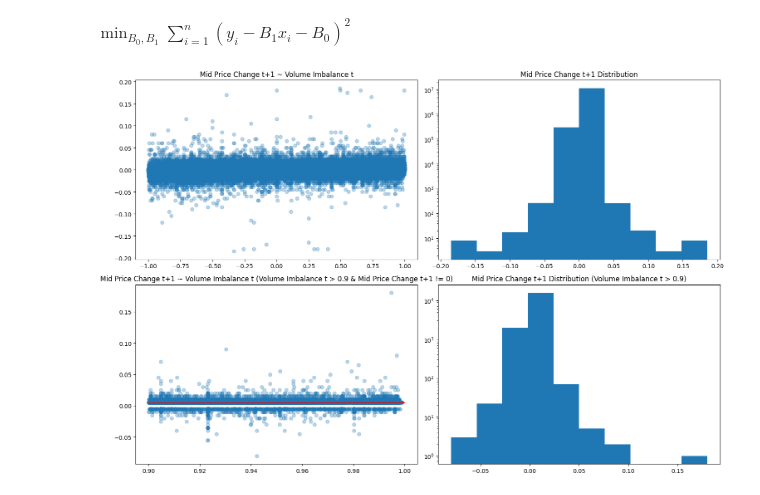
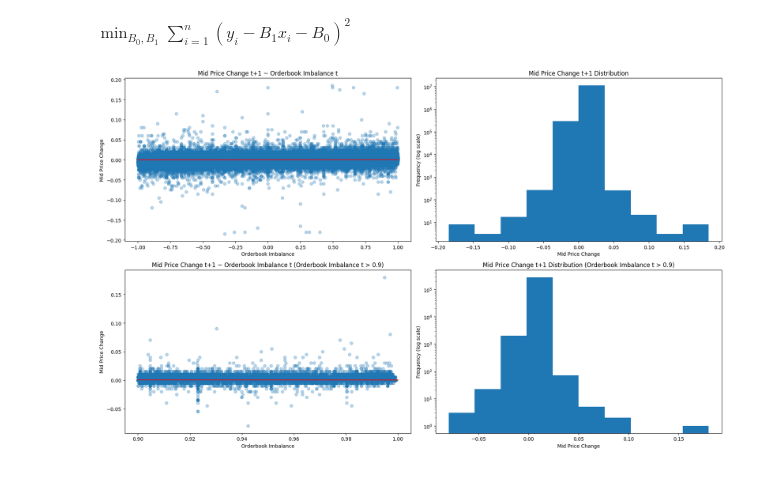
Before and after one commit to AaronGao2027/limit_order_book_project, a Jupyter notebook: regression_analysis.ipynb, the cells around one changed output. Saved outputs shown, nothing was run; the diff lists cells and outputs as text; code cells hidden in the pictures.

Commit message:
reran regression including zero midprice change values

```diff
--- a/regression_analysis.ipynb
+++ b/regression_analysis.ipynb
@@ -145,43 +145,65 @@ shape: (11_425_176, 53)
 # %% [markdown]
 $\displaystyle \min_{B_0, B_1} \sum_{i=1}^{n}(y_{i} - B_{1}x_{i} - B_{0})^{2}$
 # %%
-fig, axes = plt.subplots(nrows=2, ncols=2, figsize=(15, 10))
+fig, axes = plt.subplots(nrows=2, ncols=2, figsize=(18, 11))
 
-axes[0][0].scatter(merged_df['volume_imbalance_lag_1'], merged_df['national_mid_price_change_1'], alpha=0.3)
-axes[0][0].set_title('Mid Price Change t+1 ~ Volume Imbalance t')
-
-axes[0][1].hist(merged_df['national_mid_price_change_1'])
-axes[0][1].set_yscale('log')
-axes[0][1].set_title('Mid Price Change t+1 Distribution')
-
-filter_price_df = merged_df.filter(
-    pl.col('national_mid_price_change_1') != 0,
-    pl.col('volume_imbalance_lag_1') > 0.9
-)
-
-X = filter_price_df.select(
+X = merged_df.select(
     pl.col('volume_imbalance_lag_1')
 ).with_columns(
     constant_value=1
 ).to_numpy()
 
-Y = filter_price_df.select(
+Y = merged_df.select(
+    pl.col('national_mid_price_change_1')
+).to_numpy()
+
+B, residuals, rank, s = np.linalg.lstsq(X, Y)   # better numerical stability than directly solving normal equations (uses Singular Value Decomposition on design matrix instead of inverting matrix)
+x = np.linspace(-1, 1, 1000)
+y = B[0][0]*x + B[1][0]
+
+axes[0][0].scatter(merged_df['volume_imbalance_lag_1'], merged_df['national_mid_price_change_1'], alpha=0.3)
+axes[0][0].plot(x, y, color='red')
+axes[0][0].set_title('Mid Price Change t+1 ~ Orderbook Imbalance t')
+axes[0][0].set_xlabel('Orderbook Imbalance')
+axes[0][0].set_ylabel('Mid Price Change')
+
+axes[0][1].hist(merged_df['national_mid_price_change_1'])
+axes[0][1].set_yscale('log')
+axes[0][1].set_title('Mid Price Change t+1 Distribution')
+axes[0][1].set_xlabel('Mid Price Change')
+axes[0][1].set_ylabel('Frequency (log scale)')
+
+filter_imbalance_df = merged_df.filter(
+    pl.col('volume_imbalance_lag_1') > 0.9
+)
+
+X = filter_imbalance_df.select(
+    pl.col('volume_imbalance_lag_1')
+).with_columns(
+    constant_value=1
+).to_numpy()
+
+Y = filter_imbalance_df.select(
     pl.col('national_mid_price_change_1')
 ).to_numpy()
 
 B, residuals, rank, s = np.linalg.lstsq(X, Y)   # better numerical stability than directly solving normal equations (uses Singular Value Decomposition on design matrix instead of inverting matrix)
 x = np.linspace(0.9, 1, 1000)
 y = B[0][0]*x + B[1][0]
 
-axes[1][0].scatter(filter_price_df['volume_imbalance_lag_1'], filter_price_df['national_mid_price_change_1'], alpha=0.3)
+axes[1][0].scatter(filter_imbalance_df['volume_imbalance_lag_1'], filter_imbalance_df['national_mid_price_change_1'], alpha=0.3)
 axes[1][0].plot(x, y, color='red')
-axes[1][0].set_title('Mid Price Change t+1 ~ Volume Imbalance t (Volume Imbalance t > 0.9 & Mid Price Change t+1 != 0)')
+axes[1][0].set_title('Mid Price Change t+1 ~ Orderbook Imbalance t (Orderbook Imbalance t > 0.9)')
+axes[1][0].set_xlabel('Orderbook Imbalance')
+axes[1][0].set_ylabel('Mid Price Change')
 
-axes[1][1].hist(filter_price_df['national_mid_price_change_1'])
+axes[1][1].hist(filter_imbalance_df['national_mid_price_change_1'])
 axes[1][1].set_yscale('log')
-axes[1][1].set_title('Mid Price Change t+1 Distribution (Volume Imbalance t > 0.9)')
+axes[1][1].set_title('Mid Price Change t+1 Distribution (Orderbook Imbalance t > 0.9)')
+axes[1][1].set_xlabel('Mid Price Change')
+axes[1][1].set_ylabel('Frequency (log scale)')
 
 plt.tight_layout()
 plt.show()
 # %% [output]
-[figure, old version]
+[figure, new version]
```
